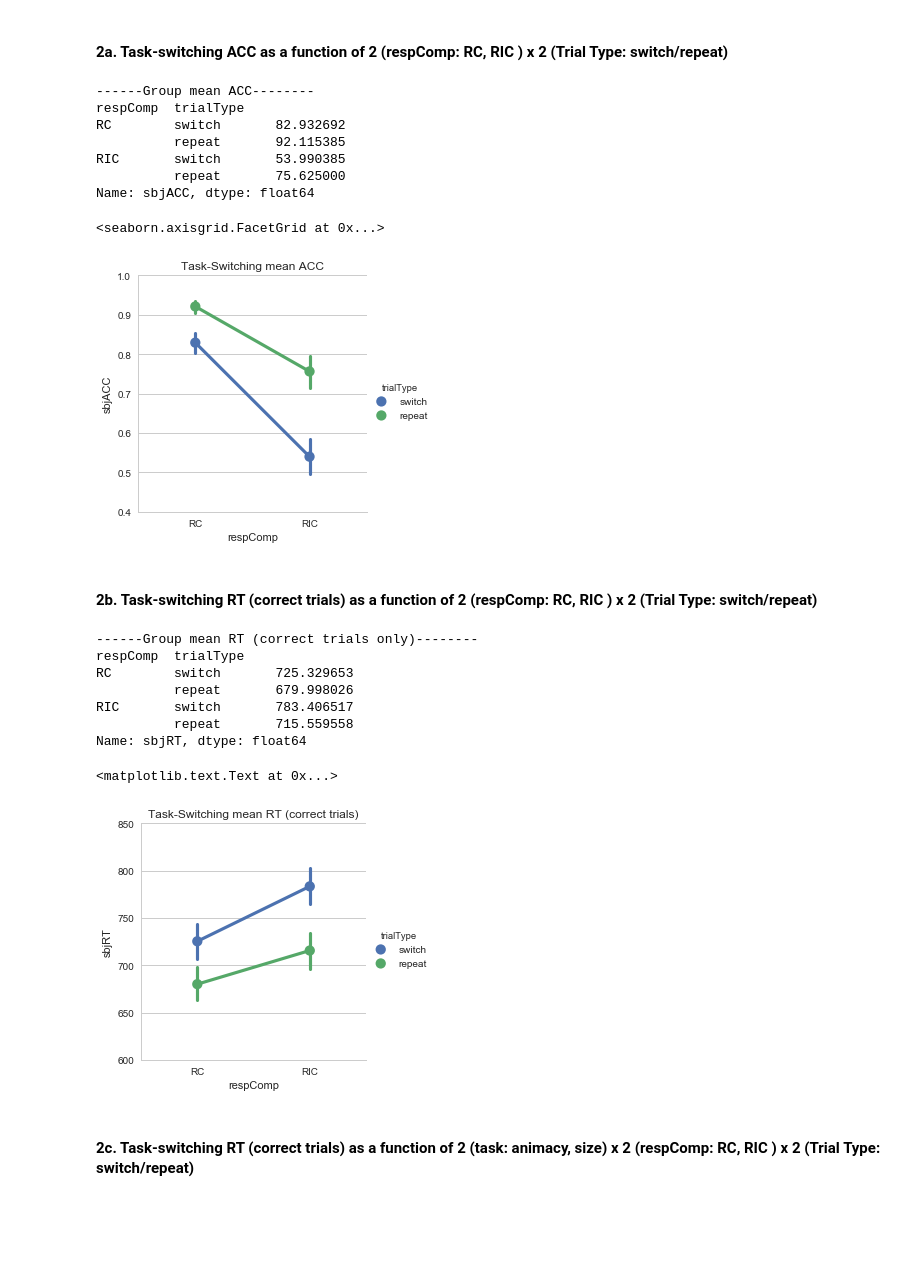
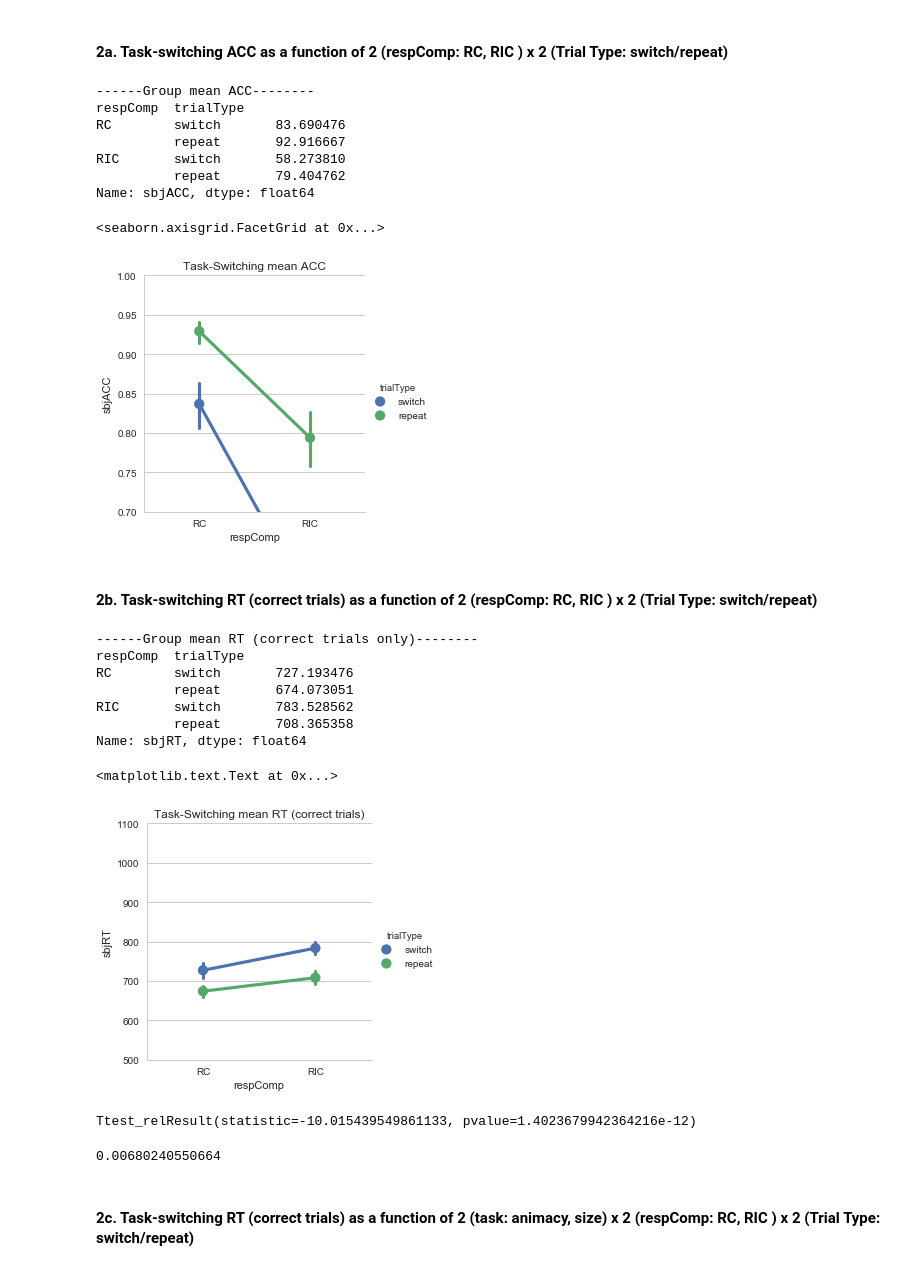
Before and after one commit to yuchinchiu/TSRC_v2_data, a Jupyter notebook: analysis_py/TSRC_v2_basicAnalysis.ipynb, the cells around one changed output. Drawn from its saved outputs; the diff is of its cells as text; code cells hidden in the pictures; blank space fills up the shorter version.

```diff
--- a/analysis_py/TSRC_v2_basicAnalysis.ipynb
+++ b/analysis_py/TSRC_v2_basicAnalysis.ipynb
@@ -13,7 +13,7 @@ from scipy.stats import norm
 # %% [markdown]
 ### 1. Load in the summarized subject data
 # %%
-df = pd.read_pickle('gpData_v2.pkl')
+df = pd.read_pickle('gpData.pkl')
 NrSbj = len(df.sbjId.unique())
 print('A total of ' + str(NrSbj) + ' subjects')
 # %% [output]
@@ -26,12 +32,13 @@ goodSbj=[]
 excludeSbj=[]
 for S in np.unique(df.sbjId):
     D = df.loc[df.sbjId==S]
-    if (D[D.phase=='TaskSw'].sbjACC.mean()*100 > 55) & (D.loc[D.memCond=='new'].sbjACC.mean()*100 > 55):
+    if (D[D.phase=='TaskSw'].sbjACC.mean()*100 >= 70) & (D[D.memCond=='new'].sbjACC.mean()*100>=55):
         goodSbj.append(S)
     else:
         excludeSbj.append(S)
-for S in excludeSbj:
-    df.drop(df[df.sbjId==S].index, axis=0, inplace=True)
-validSCNT = len(np.unique(df.sbjId))
+df_valid = pd.DataFrame(np.empty((0,0),dtype=int))
+for S in goodSbj:
+    df_valid = pd.concat([df_valid, df[df.sbjId==S]],axis=0)
+validSCNT = len(df_valid.sbjId.unique())
 print('After excluding subjects with poor performance: A total of ' + str(validSCNT) + ' subjects')
 # %% [output]
@@ -39,7 +46,7 @@ After excluding subjects with poor performance: A total of 26 subjects
 # %% [markdown]
 ### 2. Look at Task-switching data:
 # %%
-df_tskSw = df.loc[df.phase=='TaskSw',:]
+df_tskSw = df_valid.loc[df_valid.phase=='TaskSw',:]
 sbj_tsACC = df_tskSw.groupby('sbjId').sbjACC.mean()
 #print(sbj_tsACC)  # might need to exclude low accuracy subjects later on - lower than 70% or 65%
 sns.distplot(sbj_tsACC)
@@ -77,40 +84,59 @@ condM_ts_acc = df_tskSw.groupby(['sbjId','respComp','trialType']).sbjACC.mean().
 gpResult_ts_acc  = condM_ts_acc.groupby(['respComp','trialType']).sbjACC.mean()*100
 print('------Group mean ACC--------')
 print(gpResult_ts_acc)
-g = sns.factorplot(x='respComp',y='sbjACC', data=condM_ts_acc , hue='trialType')
+g = sns.factorplot(x='respComp',y='sbjACC', hue='trialType', data=condM_ts_acc )
 plt.title("Task-Switching mean ACC")
-g.set(ylim=(.4, 1))
+g.set(ylim=(.7, 1))
 # %% [output]
 ------Group mean ACC--------
 respComp  trialType
-RC        switch       82.932692
-          repeat       92.115385
-RIC       switch       53.990385
-          repeat       75.625000
+RC        switch       83.690476
+          repeat       92.916667
+RIC       switch       58.273810
+          repeat       79.404762
 Name: sbjACC, dtype: float64
 <seaborn.axisgrid.FacetGrid at 0x...>
-[figure, old version]
+[figure, new version]
 # %% [markdown]
 #### 2b. Task-switching RT (correct trials) as a function of 2 (respComp: RC, RIC ) x 2 (Trial Type: switch/repeat)
 # %%
 condM_ts_rt = df_tskSw.loc[df_tskSw.sbjACC==1,:].groupby(['sbjId','respComp','trialType']).sbjRT.mean().reset_index()
 # a dataframe of subject x condition
 gpResult_ts_rt = condM_ts_rt.groupby(['respComp','trialType']).sbjRT.mean()
 print('------Group mean RT (correct trials only)--------')
 print(gpResult_ts_rt)
-g = sns.factorplot(x='respComp',y='sbjRT', data=condM_ts_rt , hue='trialType')
-g.set(ylim=(600, 850))
+g = sns.factorplot(x='respComp',y='sbjRT', hue='trialType', data=condM_ts_rt )
+g.set(ylim=(500, 1100))
 plt.title("Task-Switching mean RT (correct trials)")
 # %% [output]
 ------Group mean RT (correct trials only)--------
 respComp  trialType
-RC        switch       725.329653
-          repeat       679.998026
-RIC       switch       783.406517
-          repeat       715.559558
+RC        switch       727.193476
+          repeat       674.073051
+RIC       switch       783.528562
+          repeat       708.365358
 Name: sbjRT, dtype: float64
 <matplotlib.text.Text at 0x...>
-[figure, old version]
+[figure, new version]
+# %%
+# quick test of the Main effect of Response Compatibility
+RCMaine_1 = np.array(condM_ts_rt.loc[(condM_ts_rt.respComp=='RC'),'sbjRT'])
+RCMaine_2 = np.array(condM_ts_rt.loc[(condM_ts_rt.respComp=='RIC'),'sbjRT'])
+rt_RCMain =stats.ttest_rel(RCMaine_1,RCMaine_2)
+print(rt_RCMain)
+### THIS PART IS WEIRD... SEE Daryl Schneider's 2015 JEPHPP paper. Should have sign effect...
+### Perhaps it's due to longer stimulus duration 1.5 second instead of 1 sec (in TSRC_v1 & v2)
+# %% [output]
+Ttest_relResult(statistic=-10.015439549861133, pvalue=1.4023679942364216e-12)
+# %%
+rt1 = np.array(condM_ts_rt.loc[(condM_ts_rt.respComp=='RC') & (condM_ts_rt.trialType=='switch'),'sbjRT'])
+rt2 = np.array(condM_ts_rt.loc[(condM_ts_rt.respComp=='RC') & (condM_ts_rt.trialType=='repeat'),'sbjRT'])
+rt3 = np.array(condM_ts_rt.loc[(condM_ts_rt.respComp=='RIC') & (condM_ts_rt.trialType=='switch'),'sbjRT'])
+rt4 = np.array(condM_ts_rt.loc[(condM_ts_rt.respComp=='RIC') & (condM_ts_rt.trialType=='repeat'),'sbjRT'])
+rt_inX =stats.ttest_rel(rt1-rt2,rt3-rt4)
+print(rt_inX.pvalue)
+# %% [output]
+0.00680240550664
 # %% [markdown]
 #### 2c. Task-switching RT (correct trials) as a function of 2 (task: animacy, size) x 2 (respComp: RC, RIC ) x 2 (Trial Type: switch/repeat)
 # %%
```
Also changed, not shown: parts of 20 cells of this notebook.
